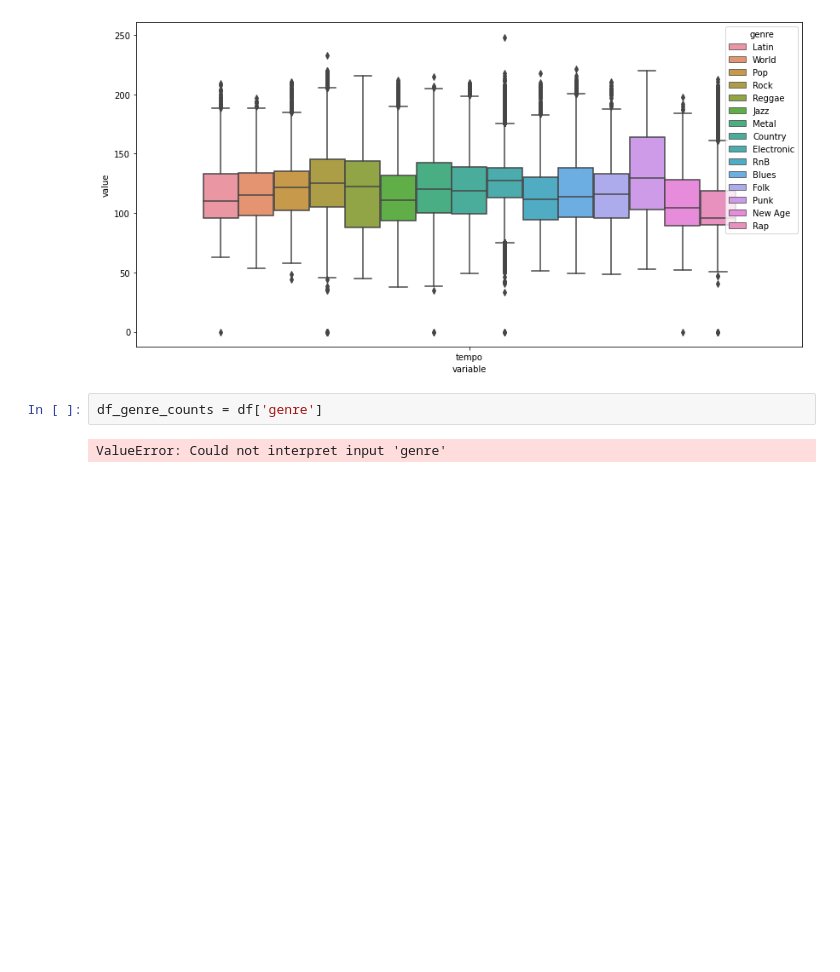
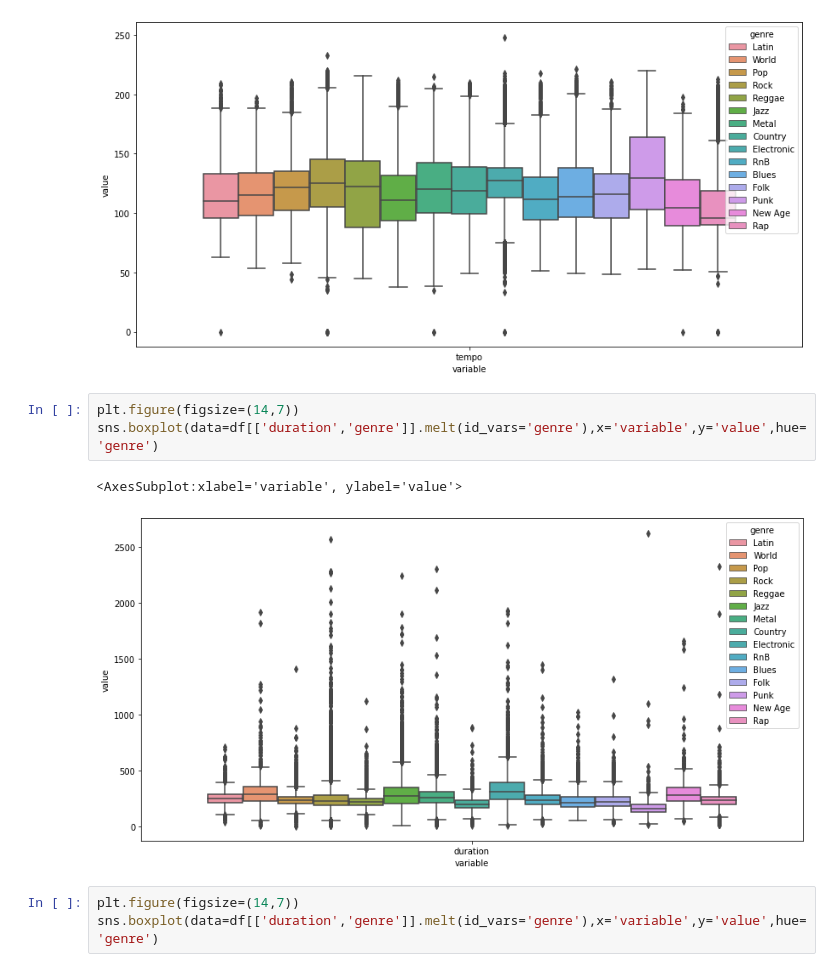
Before and after one commit to huube/Eindopdracht_ML21, a Jupyter notebook: notebooks/1-EDA.ipynb, the cells around one changed output. Cells and saved outputs as stored; diff of their text form; blank space fills up the shorter version.

```diff
--- a/notebooks/1-EDA.ipynb
+++ b/notebooks/1-EDA.ipynb
@@ -105,7 +105,12 @@ sns.boxplot(data=df[['tempo','genre']].melt(id_vars='genre'),x='variable',y='val
 # %% [output]
 <AxesSubplot:xlabel='variable', ylabel='value'>
 [figure]
-# %%
-df_genre_counts = df['genre']
-# %% [output]
-ValueError: Could not interpret input 'genre'
+# %%
+plt.figure(figsize=(14,7))
+sns.boxplot(data=df[['duration','genre']].melt(id_vars='genre'),x='variable',y='value',hue='genre')
+# %% [output]
+<AxesSubplot:xlabel='variable', ylabel='value'>
+[figure, added]
+# %%
+plt.figure(figsize=(14,7))
+sns.boxplot(data=df[['duration','genre']].melt(id_vars='genre'),x='variable',y='value',hue='genre')
```
Also changed, not shown: parts of 4 cells of this notebook.
